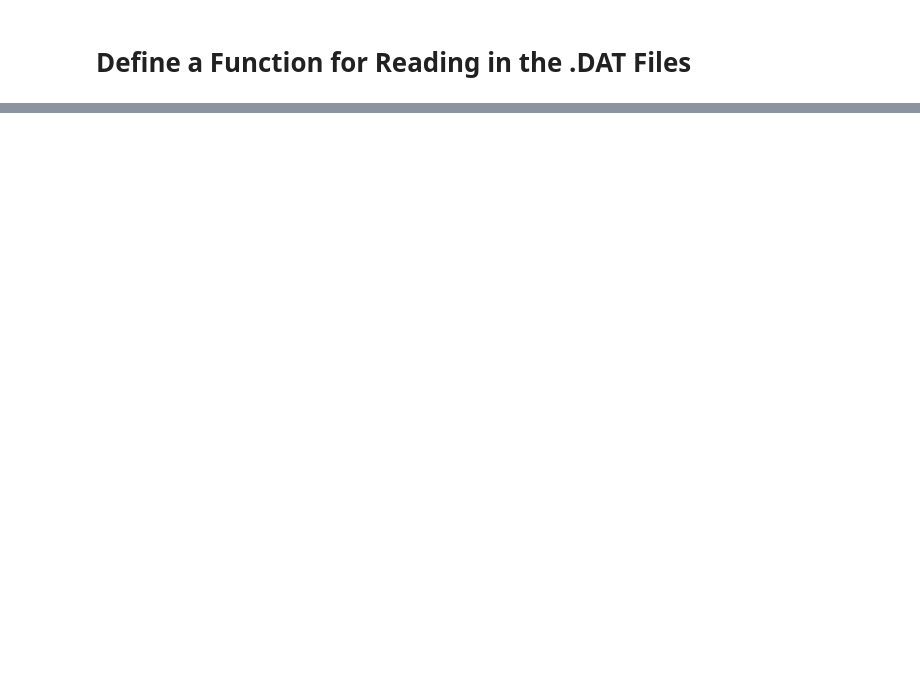
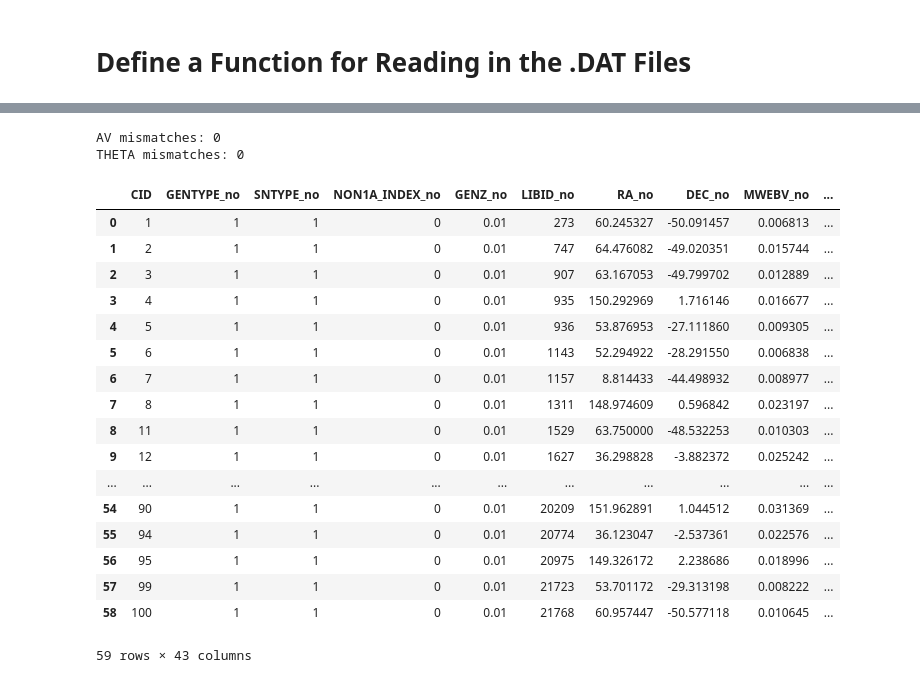
Before and after one commit to chernya4/pippin_learn, a Jupyter notebook: scatter_compare.ipynb, the cells around one changed output, grey strips where cells are left out. Saved outputs shown, nothing was run; the diff lists cells and outputs as text; code cells hidden in the pictures; blank space fills up the shorter version.

```diff
--- a/scatter_compare.ipynb
+++ b/scatter_compare.ipynb
@@ -66,0 +271,44 @@ df_dat
+# %%
+# ---- Merge on (CID) ----
+# no and plus delimit the data sets.
+merged_df = noscatter_df.merge(
+    plusscatter_df,
+    on="CID",
+    suffixes=("_no", "_plus")
+)
+# ---- Compare AV & THETA ----
+# True if the values match, False otherwise
+merged_df["AV_match"] = merged_df["AV_no"] == merged_df["AV_plus"]
+merged_df["THETA_match"] = merged_df["THETA_no"] == merged_df["THETA_plus"]
+
+# ---- Print summary ----
+# # Count mismatches
+# Note Had to invert because .sum() counts True as 1 and False as 0
+n_mismatch_av = (~merged_df["AV_match"]).sum()
+n_mismatch_theta = (~merged_df["THETA_match"]).sum()
+
+print(f"AV mismatches: {n_mismatch_av}")
+print(f"THETA mismatches: {n_mismatch_theta}")
+
+merged_df
+# %% [output]
+AV mismatches: 0
+THETA mismatches: 0
+|  | CID | GENTYPE_no | SNTYPE_no | NON1A_INDEX_no | GENZ_no | LIBID_no | RA_no | DEC_no | MWEBV_no | ... |
+| 0 | 1 | 1 | 1 | 0 | 0.01 | 273 | 60.245327 | -50.091457 | 0.006813 | ... |
+| 1 | 2 | 1 | 1 | 0 | 0.01 | 747 | 64.476082 | -49.020351 | 0.015744 | ... |
+| 2 | 3 | 1 | 1 | 0 | 0.01 | 907 | 63.167053 | -49.799702 | 0.012889 | ... |
+| 3 | 4 | 1 | 1 | 0 | 0.01 | 935 | 150.292969 | 1.716146 | 0.016677 | ... |
+| 4 | 5 | 1 | 1 | 0 | 0.01 | 936 | 53.876953 | -27.111860 | 0.009305 | ... |
+| 5 | 6 | 1 | 1 | 0 | 0.01 | 1143 | 52.294922 | -28.291550 | 0.006838 | ... |
+| 6 | 7 | 1 | 1 | 0 | 0.01 | 1157 | 8.814433 | -44.498932 | 0.008977 | ... |
+| 7 | 8 | 1 | 1 | 0 | 0.01 | 1311 | 148.974609 | 0.596842 | 0.023197 | ... |
+| 8 | 11 | 1 | 1 | 0 | 0.01 | 1529 | 63.750000 | -48.532253 | 0.010303 | ... |
+| 9 | 12 | 1 | 1 | 0 | 0.01 | 1627 | 36.298828 | -3.882372 | 0.025242 | ... |
+| ... | ... | ... | ... | ... | ... | ... | ... | ... | ... | ... |
+| 54 | 90 | 1 | 1 | 0 | 0.01 | 20209 | 151.962891 | 1.044512 | 0.031369 | ... |
+| 55 | 94 | 1 | 1 | 0 | 0.01 | 20774 | 36.123047 | -2.537361 | 0.022576 | ... |
+| 56 | 95 | 1 | 1 | 0 | 0.01 | 20975 | 149.326172 | 2.238686 | 0.018996 | ... |
+| 57 | 99 | 1 | 1 | 0 | 0.01 | 21723 | 53.701172 | -29.313198 | 0.008222 | ... |
+| 58 | 100 | 1 | 1 | 0 | 0.01 | 21768 | 60.957447 | -50.577118 | 0.010645 | ... |
+59 rows × 43 columns
```
Also changed, not shown: parts of 15 cells of this notebook.
